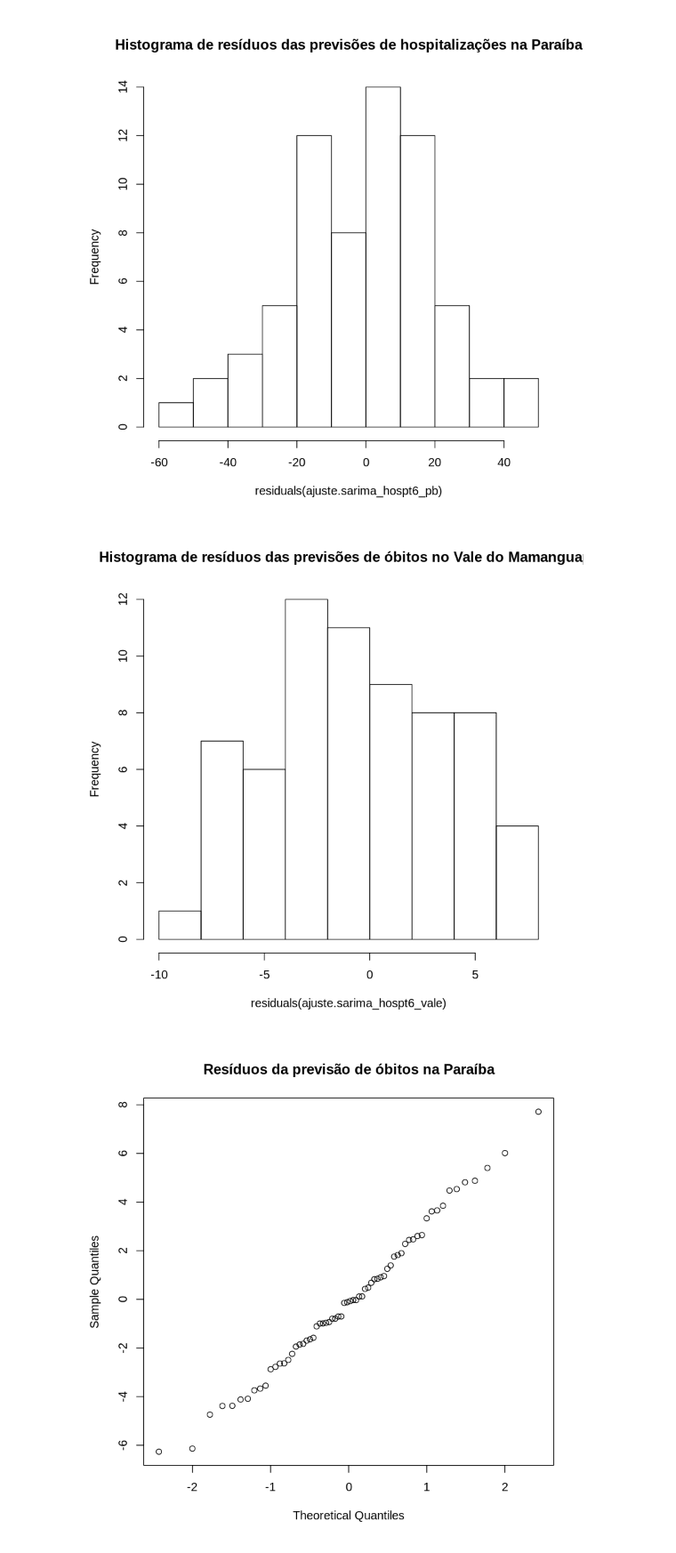
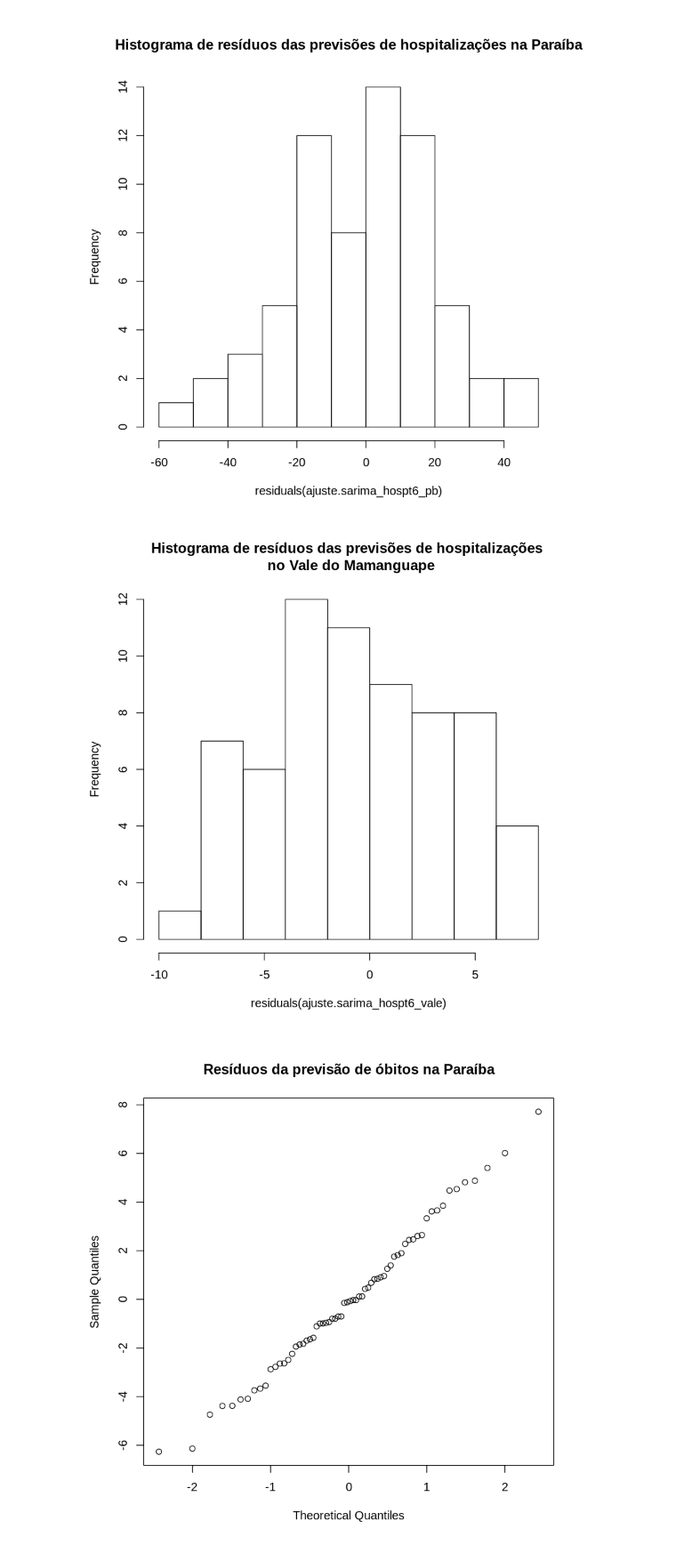
Before and after one commit to mirianbatista/pibic-paraibanas, a Jupyter notebook: ts.ipynb, the cells around one changed output. Shown: that part at 89% size. Drawn from its saved outputs; the diff is of its cells as text; code cells hidden in the pictures.

```diff
--- a/ts.ipynb
+++ b/ts.ipynb
@@ -263,9 +263,9 @@ hist(residuals(ajuste.sarima_hospt6_pb), main="Histograma de resíduos das previ
 # %% [output]
 [figure]
 # %%
-hist(residuals(ajuste.sarima_hospt6_vale), main="Histograma de resíduos das previsões de óbitos no Vale do Mamanguape")
+hist(residuals(ajuste.sarima_hospt6_vale), main="Histograma de resíduos das previsões de hospitalizações \n no Vale do Mamanguape")
 # %% [output]
-[figure, old version]
+[figure, new version]
 # %%
 qqnorm(residuals(ajuste.sarima_obitos6_pb), main="Resíduos da previsão de óbitos na Paraíba")
 # %% [output]
```
